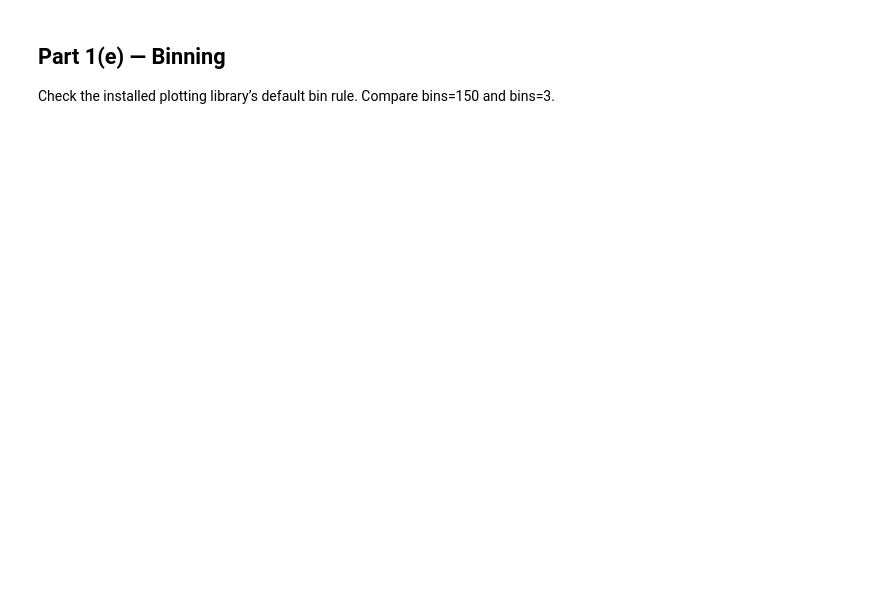
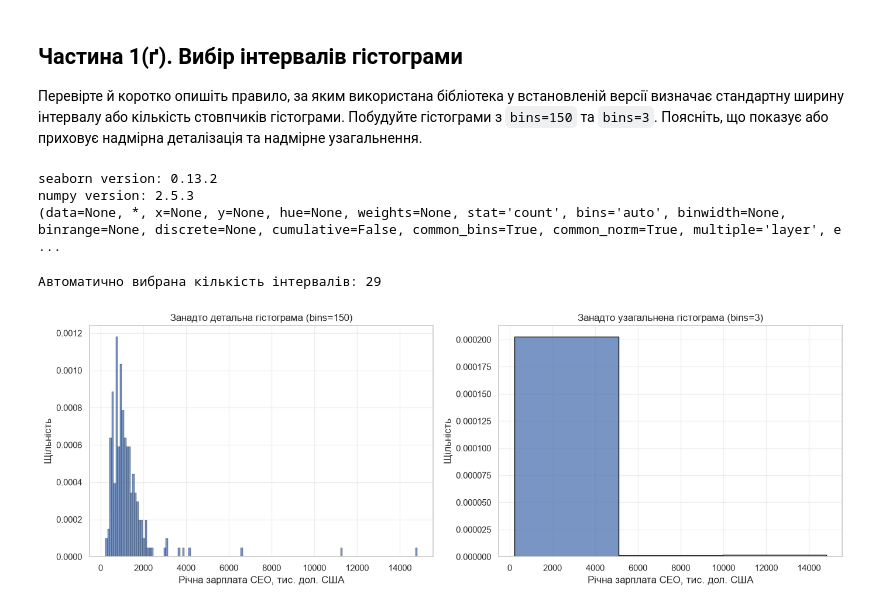
Before and after one commit to hryhola/statistics-ucu, a Jupyter notebook: labs/task1/task1-problem1-ceosal1.ipynb, the cells around one changed output. Drawn from its saved outputs; the diff is of its cells as text; code cells hidden in the pictures; blank space fills up the shorter version.

```diff
--- a/labs/task1/task1-problem1-ceosal1.ipynb
+++ b/labs/task1/task1-problem1-ceosal1.ipynb
@@ -67,7 +299,68 @@ Discuss the distribution, suitability of location measures, and Fisher–Pearson
 # %% [markdown]
-## Part 1(e) — Binning
+## Частина 1(ґ). Вибір інтервалів гістограми
 
-Check the installed plotting library’s default bin rule. Compare bins=150 and bins=3.
+Перевірте й коротко опишіть правило, за яким використана бібліотека у встановленій версії визначає стандартну ширину інтервалу або кількість стовпчиків гістограми. Побудуйте гістограми з `bins=150` та `bins=3`. Поясніть, що показує або приховує надмірна деталізація та надмірне узагальнення.
 # %%
-# TODO: implement the requested calculations or plots.
+import inspect
+
+# Перевіряємо версії бібліотек,
+# оскільки поведінка може залежати від встановленої версії.
+print("seaborn version:", sns.__version__)
+print("numpy version:", np.__version__)
+
+# Дивимося стандартне значення параметра bins у sns.histplot
+print(inspect.signature(sns.histplot))
+# %% [output]
+seaborn version: 0.13.2
+numpy version: 2.5.3
+(data=None, *, x=None, y=None, hue=None, weights=None, stat='count', bins='auto', binwidth=None, binrange=None, discrete=None, cumulative=False, common_bins=True, common_norm=True, multiple='layer', e ...
+# %%
+# Межі інтервалів, які NumPy вибирає автоматично
+auto_bin_edges = np.histogram_bin_edges(salary, bins="auto")
+
+# Кількість інтервалів на 1 менша за кількість їхніх меж
+auto_bin_count = len(auto_bin_edges) - 1
+
+print(f"Автоматично вибрана кількість інтервалів: {auto_bin_count}")
+# %% [output]
+Автоматично вибрана кількість інтервалів: 29
+# %%
+fig, axes = plt.subplots(1, 2, figsize=(14, 5))
+
+# --- Занадто детальна гістограма ---
+
+sns.histplot(
+    salary,
+    bins=150,
+    stat="density",
+    edgecolor="black",
+    ax=axes[0]
+)
+
+axes[0].set_title("Занадто детальна гістограма (bins=150)")
+axes[0].set_xlabel("Річна зарплата CEO, тис. дол. США")
+axes[0].set_ylabel("Щільність")
+axes[0].grid(True, alpha=0.3)
+
+
+# --- Занадто узагальнена гістограма ---
+
+sns.histplot(
+    salary,
+    bins=3,
+    stat="density",
+    edgecolor="black",
+    ax=axes[1]
+)
+
+axes[1].set_title("Занадто узагальнена гістограма (bins=3)")
+axes[1].set_xlabel("Річна зарплата CEO, тис. дол. США")
+axes[1].set_ylabel("Щільність")
+axes[1].grid(True, alpha=0.3)
+
+
+plt.tight_layout()
+plt.show()
+# %% [output]
+[figure, added]
 # %% [markdown]
```
Also changed, not shown: parts of 43 cells of this notebook, 4 other files.
